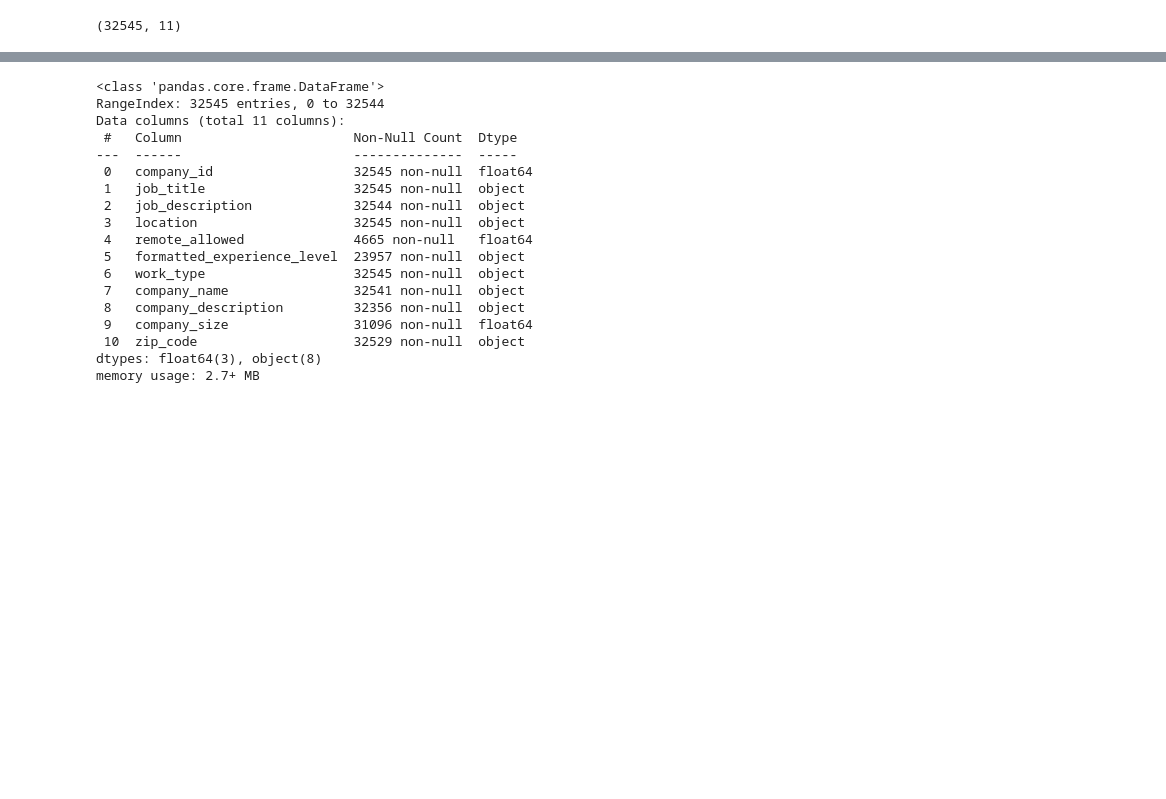
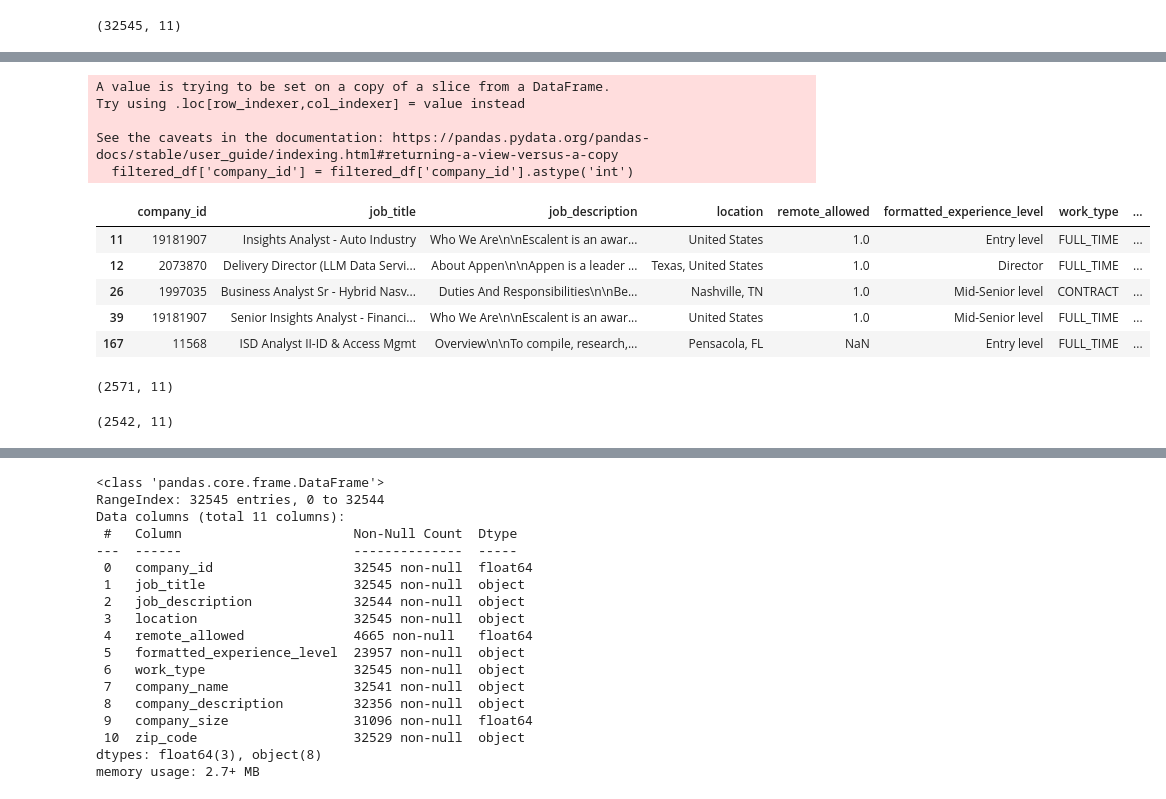
Before and after one commit to Z-Source-Code/Resume-Screener, a Jupyter notebook: notebooks/Data Analysis_v2.ipynb, the cells around one changed output, grey strips where cells are left out. Cells and saved outputs as stored; diff of their text form; code cells hidden in the pictures; blank space fills up the shorter version.

```diff
--- a/notebooks/Data Analysis_v2.ipynb
+++ b/notebooks/Data Analysis_v2.ipynb
@@ -91,0 +140,16 @@ display(merged_df.head(), merged_df.describe(include='object'), merged_df.shape)
+# %%
+filtered_df['company_id'] = filtered_df['company_id'].astype('int')
+display(filtered_df.head(), filtered_df.shape)
+# %% [output]
+A value is trying to be set on a copy of a slice from a DataFrame.
+Try using .loc[row_indexer,col_indexer] = value instead
+
+See the caveats in the documentation: https://pandas.pydata.org/pandas-docs/stable/user_guide/indexing.html#returning-a-view-versus-a-copy
+  filtered_df['company_id'] = filtered_df['company_id'].astype('int')
+|  | company_id | job_title | job_description | location | remote_allowed | formatted_experience_level | work_type | ... |
+| 11 | 19181907 | Insights Analyst - Auto Industry | Who We Are\n\nEscalent is an awar... | United States | 1.0 | Entry level | FULL_TIME | ... |
+| 12 | 2073870 | Delivery Director (LLM Data Servi... | About Appen\n\nAppen is a leader ... | Texas, United States | 1.0 | Director | FULL_TIME | ... |
+| 26 | 1997035 | Business Analyst Sr - Hybrid Nasv... | Duties And Responsibilities\n\nBe... | Nashville, TN | 1.0 | Mid-Senior level | CONTRACT | ... |
+| 39 | 19181907 | Senior Insights Analyst - Financi... | Who We Are\n\nEscalent is an awar... | United States | 1.0 | Mid-Senior level | FULL_TIME | ... |
+| 167 | 11568 | ISD Analyst II-ID & Access Mgmt | Overview\n\nTo compile, research,... | Pensacola, FL | NaN | Entry level | FULL_TIME | ... |
+(2571, 11)
@@ -91,0 +158,4 @@ display(merged_df.head(), merged_df.describe(include='object'), merged_df.shape)
+# %%
+filtered_df.shape
+# %% [output]
+(2542, 11)
```
Also changed, not shown: parts of 11 cells of this notebook, 2 other files.
